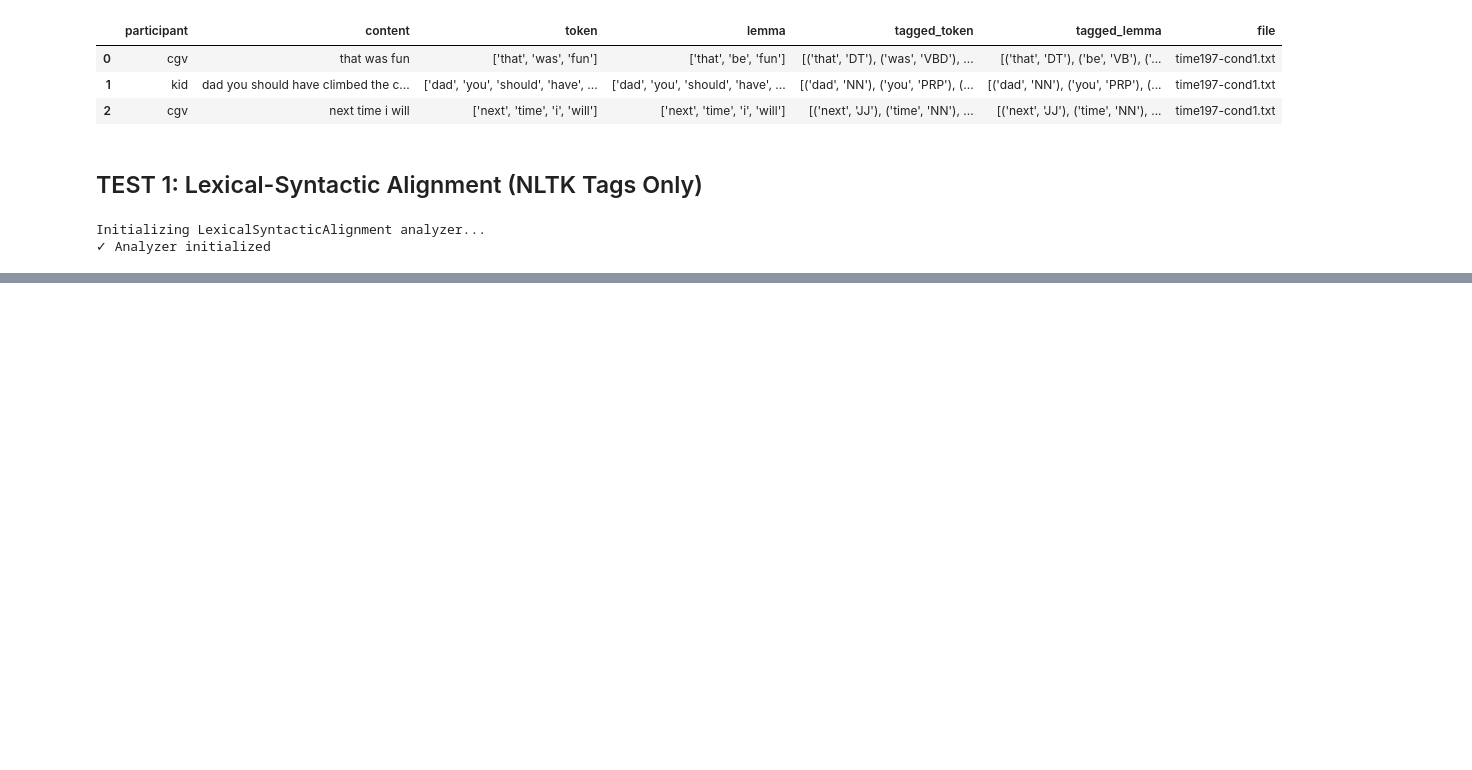
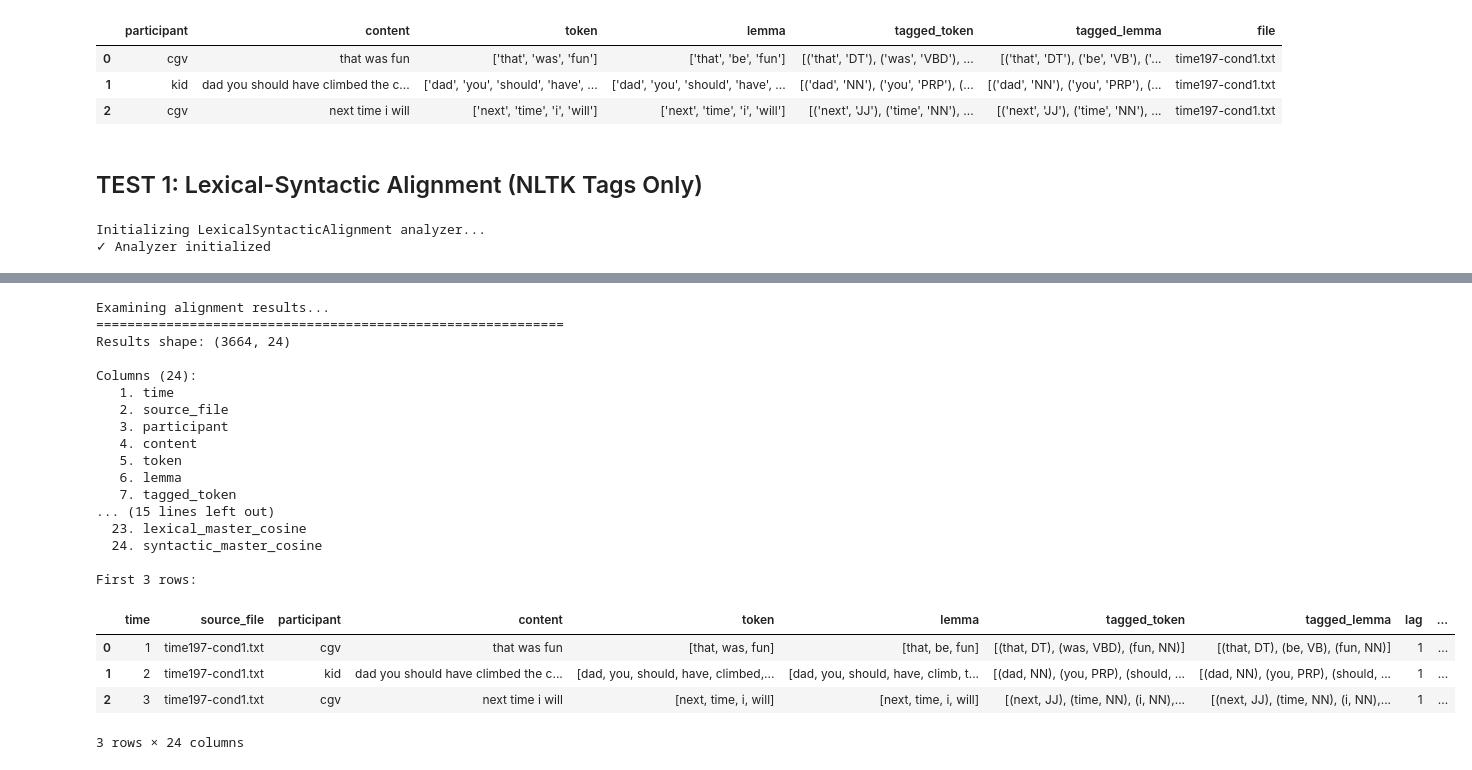
Before and after one commit to nickduran/llm-linguistic-alignment, a Jupyter notebook: sandbox-prepare/test_comprehensive_alignment.ipynb, the cells around one changed output, grey strips where cells are left out. Saved outputs shown, nothing was run; the diff lists cells and outputs as text; code cells hidden in the pictures; blank space fills up the shorter version.

```diff
--- a/sandbox-prepare/test_comprehensive_alignment.ipynb
+++ b/sandbox-prepare/test_comprehensive_alignment.ipynb
@@ -211,32 +160,0 @@ AttributeError: 'LexicalSyntacticAlignment' object has no attribute 'analyze_fol
-# %%
-# DIAGNOSTIC: Check if the file on disk actually has the new code
-import align_test.alignment as align_module
-
-# Get the file path
-file_path = align_module.__file__
-print(f"Python is loading from: {file_path}")
-
-# Read the file directly from disk
-with open(file_path, 'r') as f:
-    file_contents = f.read()
-
-# Check what's actually in the file on disk
-if 'add_additional_tags' in file_contents:
-    print("✓ File ON DISK contains 'add_additional_tags'")
-else:
-    print("✗ File ON DISK does NOT contain 'add_additional_tags'")
-
-# Check what Python is seeing in memory
-import inspect
-source = inspect.getsource(align_module.LinguisticAlignment.__init__)
-if 'add_additional_tags' in source:
-    print("✓ Loaded IN MEMORY contains 'add_additional_tags'")
-else:
-    print("✗ Loaded IN MEMORY does NOT contain 'add_additional_tags'")
-
-# Check for .pyc cache files
-import pathlib
-pyc_files = list(pathlib.Path(file_path).parent.glob('__pycache__/*.pyc'))
-print(f"\n.pyc cache files found: {len(pyc_files)}")
-for pyc in pyc_files:
-    print(f"  - {pyc}")
@@ -266,0 +161,35 @@ print("\n🔄 Now RESTART KERNEL and re-import!")
+# %%
+# Examine the results
+print("\nExamining alignment results...")
+print("="*60)
+
+print(f"Results shape: {results_lexsyn_nltk.shape}")
+print(f"\nColumns ({len(results_lexsyn_nltk.columns)}):")
+for i, col in enumerate(results_lexsyn_nltk.columns, 1):
+    print(f"  {i:2}. {col}")
+
+print("\nFirst 3 rows:")
+results_lexsyn_nltk.head(3)
+# %% [output]
+Examining alignment results...
+============================================================
+Results shape: (3664, 24)
+
+Columns (24):
+   1. time
+   2. source_file
+   3. participant
+   4. content
+   5. token
+   6. lemma
+   7. tagged_token
+... (15 lines left out)
+  23. lexical_master_cosine
+  24. syntactic_master_cosine
+
+First 3 rows:
+|  | time | source_file | participant | content | token | lemma | tagged_token | tagged_lemma | lag | ... |
+| 0 | 1 | time197-cond1.txt | cgv | that was fun | [that, was, fun] | [that, be, fun] | [(that, DT), (was, VBD), (fun, NN)] | [(that, DT), (be, VB), (fun, NN)] | 1 | ... |
+| 1 | 2 | time197-cond1.txt | kid | dad you should have climbed the c... | [dad, you, should, have, climbed,... | [dad, you, should, have, climb, t... | [(dad, NN), (you, PRP), (should, ... | [(dad, NN), (you, PRP), (should, ... | 1 | ... |
+| 2 | 3 | time197-cond1.txt | cgv | next time i will | [next, time, i, will] | [next, time, i, will] | [(next, JJ), (time, NN), (i, NN),... | [(next, JJ), (time, NN), (i, NN),... | 1 | ... |
+3 rows × 24 columns
```
Also changed, not shown: parts of 24 cells of this notebook, 3 other files.
